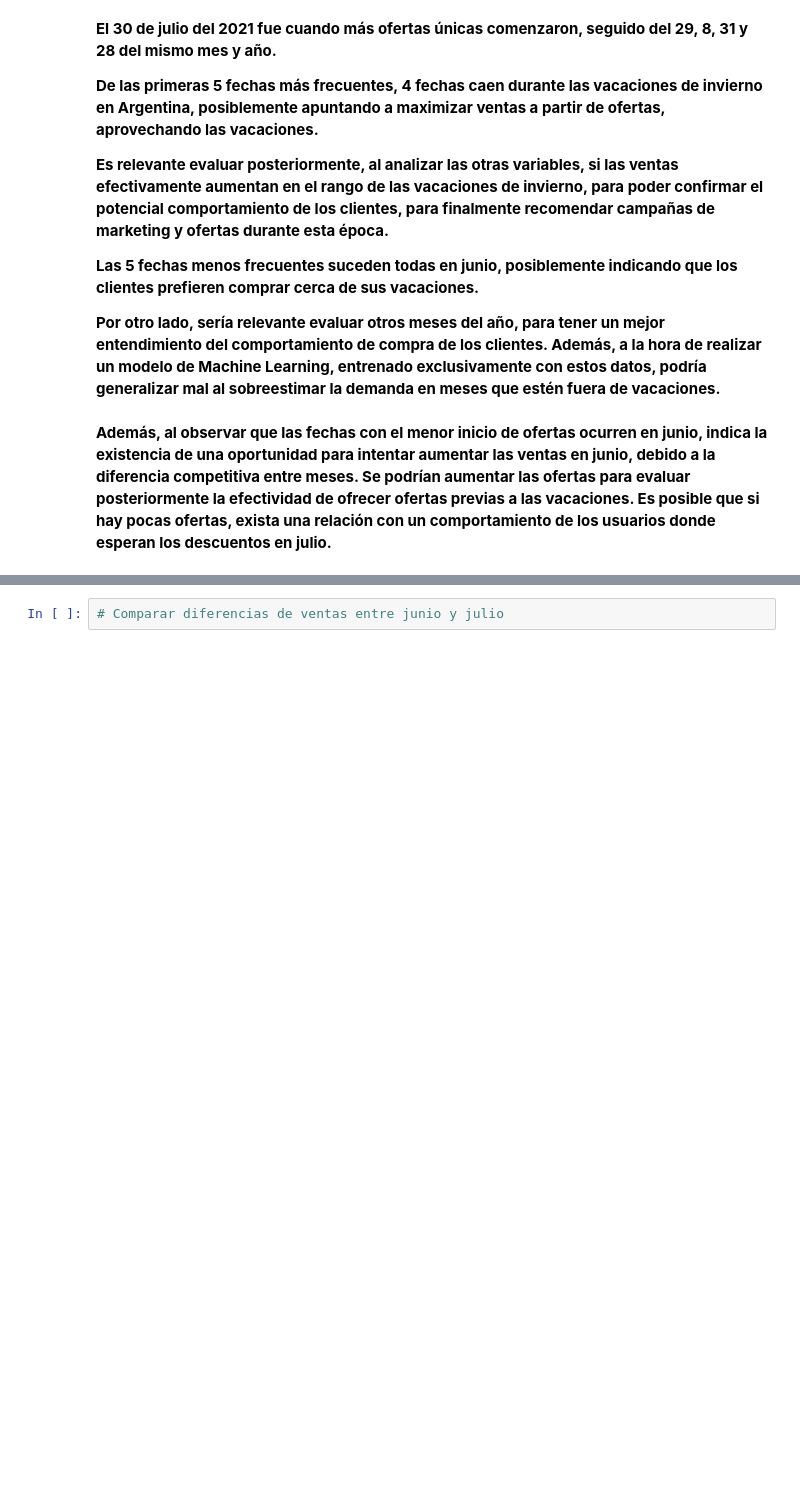
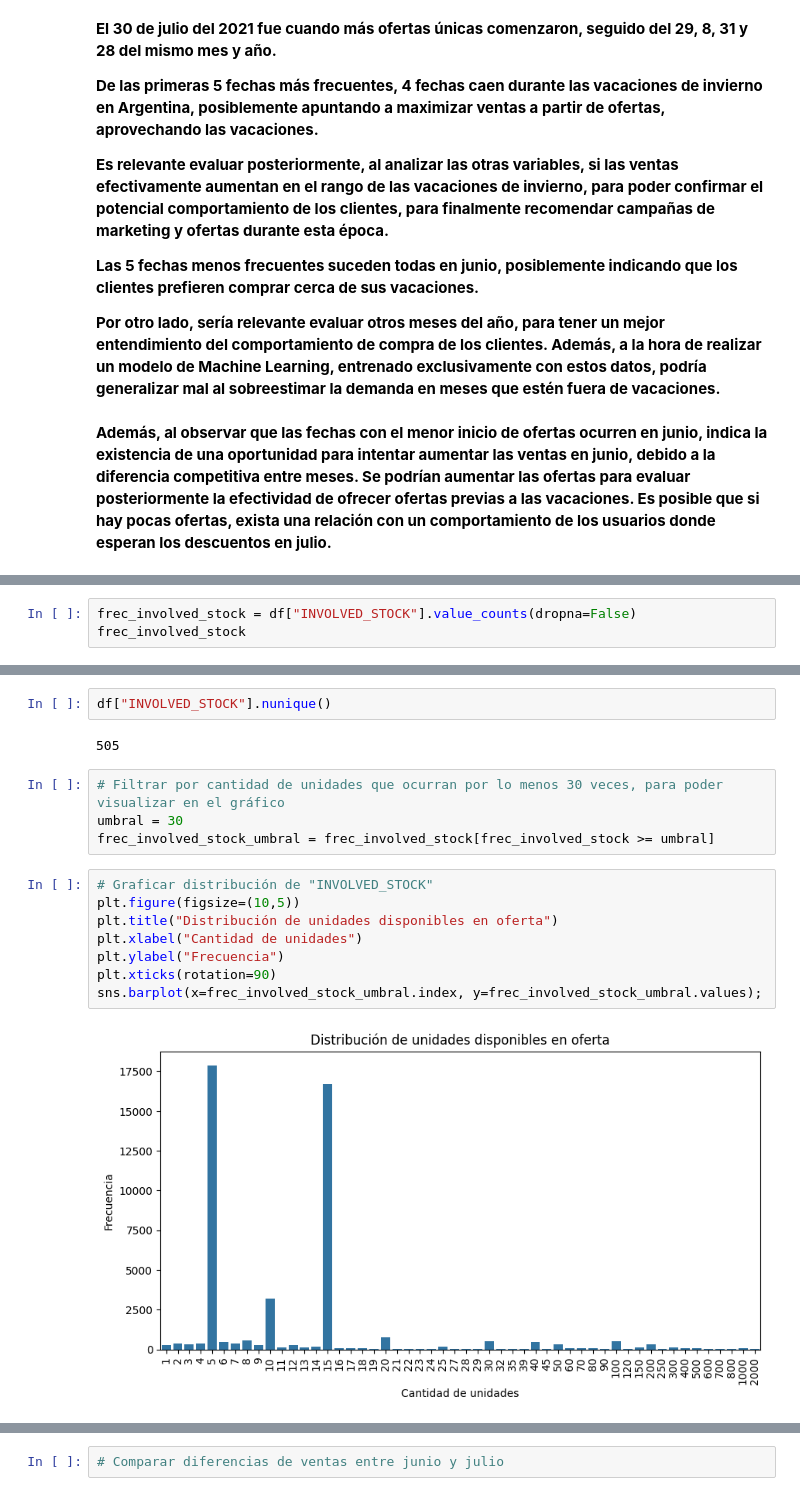
Before and after one commit to plijtmaer/ds-de-challenge, a Jupyter notebook: Notebooks/eda.ipynb, the cells around one changed output, grey strips where cells are left out. Cells and saved outputs as stored; diff of their text form; blank space fills up the shorter version.

```diff
--- a/Notebooks/eda.ipynb
+++ b/Notebooks/eda.ipynb
@@ -237,0 +421,3 @@ df["OFFER_START_DATE"]
+# %%
+frec_involved_stock = df["INVOLVED_STOCK"].value_counts(dropna=False)
+frec_involved_stock
@@ -237,0 +438,18 @@ df["OFFER_START_DATE"]
+# %%
+df["INVOLVED_STOCK"].nunique()
+# %% [output]
+505
+# %%
+# Filtrar por cantidad de unidades que ocurran por lo menos 30 veces, para poder visualizar en el gráfico
+umbral = 30
+frec_involved_stock_umbral = frec_involved_stock[frec_involved_stock >= umbral]
+# %%
+# Graficar distribución de "INVOLVED_STOCK"
+plt.figure(figsize=(10,5))
+plt.title("Distribución de unidades disponibles en oferta")
+plt.xlabel("Cantidad de unidades")
+plt.ylabel("Frecuencia")
+plt.xticks(rotation=90)
+sns.barplot(x=frec_involved_stock_umbral.index, y=frec_involved_stock_umbral.values);
+# %% [output]
+[figure, added]
```
Also changed, not shown: parts of 58 cells of this notebook.
